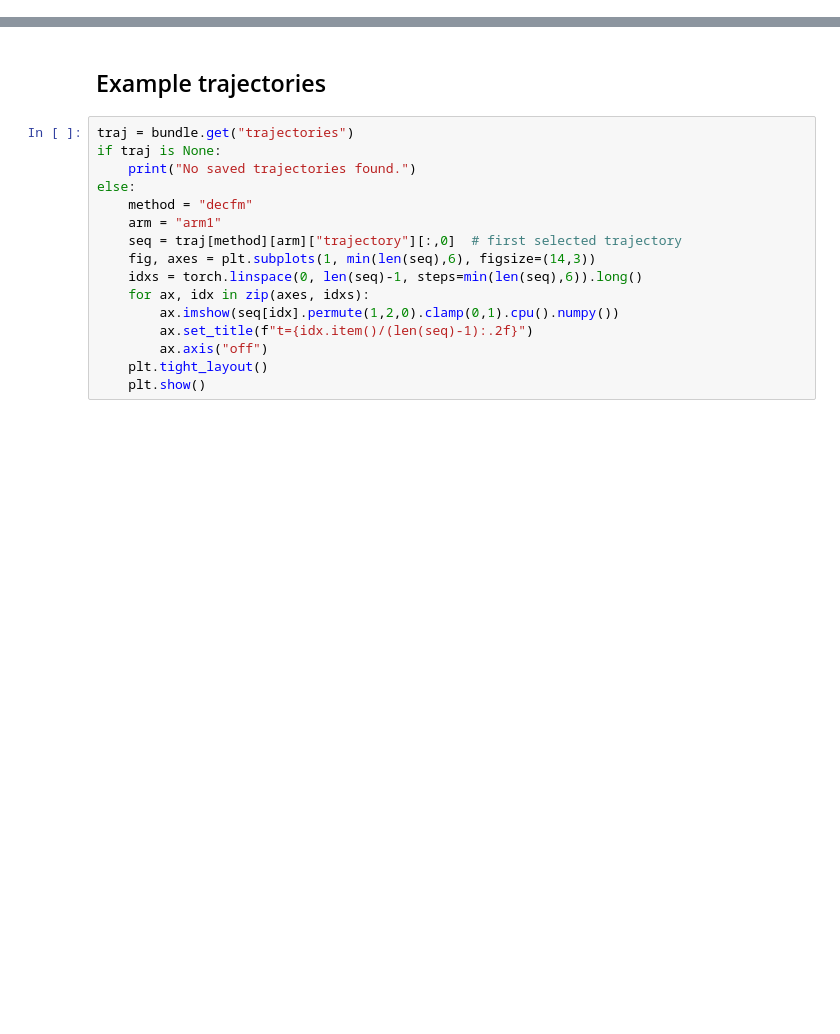
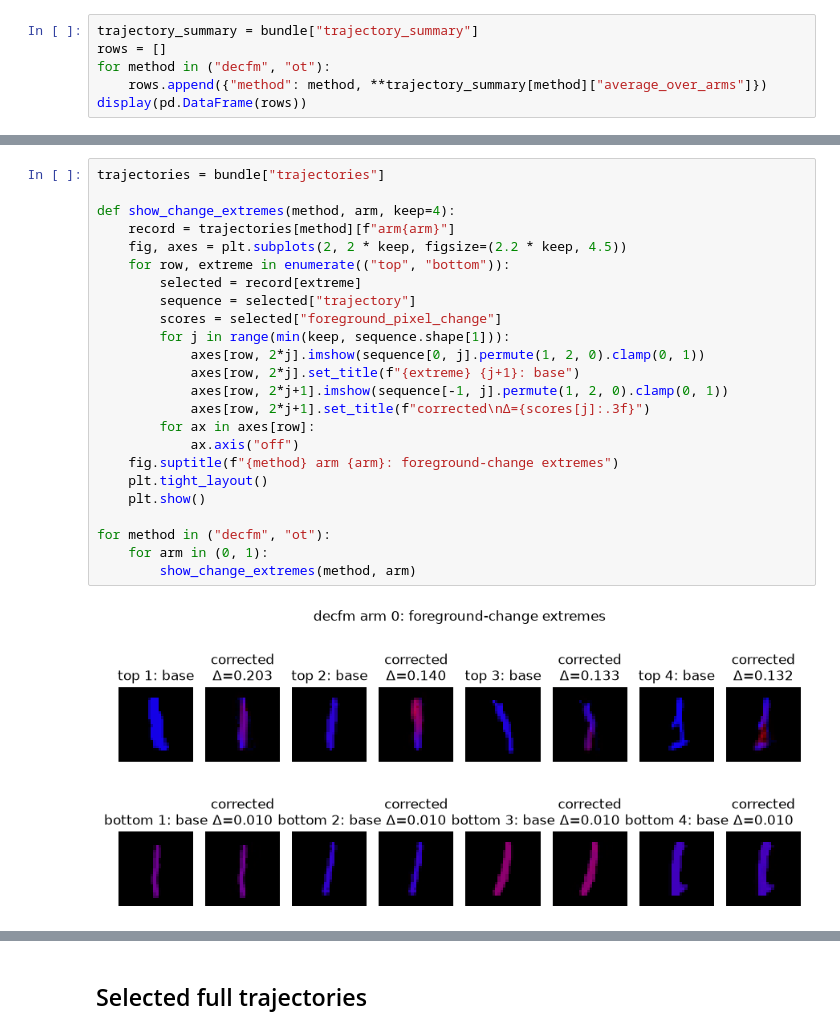
Before and after one commit to HWDance/DeconfoundingFlowMatching, a Jupyter notebook: examples/cmnist/demo.ipynb, the cells around one changed output, grey strips where cells are left out. Saved outputs shown, nothing was run; the diff lists cells and outputs as text; blank space fills up the shorter version.

```diff
--- a/examples/cmnist/demo.ipynb
+++ b/examples/cmnist/demo.ipynb
@@ -102,0 +159,6 @@ else:
+# %%
+trajectory_summary = bundle["trajectory_summary"]
+rows = []
+for method in ("decfm", "ot"):
+    rows.append({"method": method, **trajectory_summary[method]["average_over_arms"]})
+display(pd.DataFrame(rows))
@@ -102,0 +169,26 @@ else:
+# %%
+trajectories = bundle["trajectories"]
+
+def show_change_extremes(method, arm, keep=4):
+    record = trajectories[method][f"arm{arm}"]
+    fig, axes = plt.subplots(2, 2 * keep, figsize=(2.2 * keep, 4.5))
+    for row, extreme in enumerate(("top", "bottom")):
+        selected = record[extreme]
+        sequence = selected["trajectory"]
+        scores = selected["foreground_pixel_change"]
+        for j in range(min(keep, sequence.shape[1])):
+            axes[row, 2*j].imshow(sequence[0, j].permute(1, 2, 0).clamp(0, 1))
+            axes[row, 2*j].set_title(f"{extreme} {j+1}: base")
+            axes[row, 2*j+1].imshow(sequence[-1, j].permute(1, 2, 0).clamp(0, 1))
+            axes[row, 2*j+1].set_title(f"corrected\nΔ={scores[j]:.3f}")
+        for ax in axes[row]:
+            ax.axis("off")
+    fig.suptitle(f"{method} arm {arm}: foreground-change extremes")
+    plt.tight_layout()
+    plt.show()
+
+for method in ("decfm", "ot"):
+    for arm in (0, 1):
+        show_change_extremes(method, arm)
+# %% [output]
+[figure, added]
@@ -103,18 +198,2 @@ else:
 # %% [markdown]
-## Example trajectories
+## Selected full trajectories
-# %%
-traj = bundle.get("trajectories")
-if traj is None:
-    print("No saved trajectories found.")
-else:
-    method = "decfm"
-    arm = "arm1"
-    seq = traj[method][arm]["trajectory"][:,0]  # first selected trajectory
-    fig, axes = plt.subplots(1, min(len(seq),6), figsize=(14,3))
-    idxs = torch.linspace(0, len(seq)-1, steps=min(len(seq),6)).long()
-    for ax, idx in zip(axes, idxs):
-        ax.imshow(seq[idx].permute(1,2,0).clamp(0,1).cpu().numpy())
-        ax.set_title(f"t={idx.item()/(len(seq)-1):.2f}")
-        ax.axis("off")
-    plt.tight_layout()
-    plt.show()
```
Also changed, not shown: parts of 29 cells of this notebook, 41 other files.
